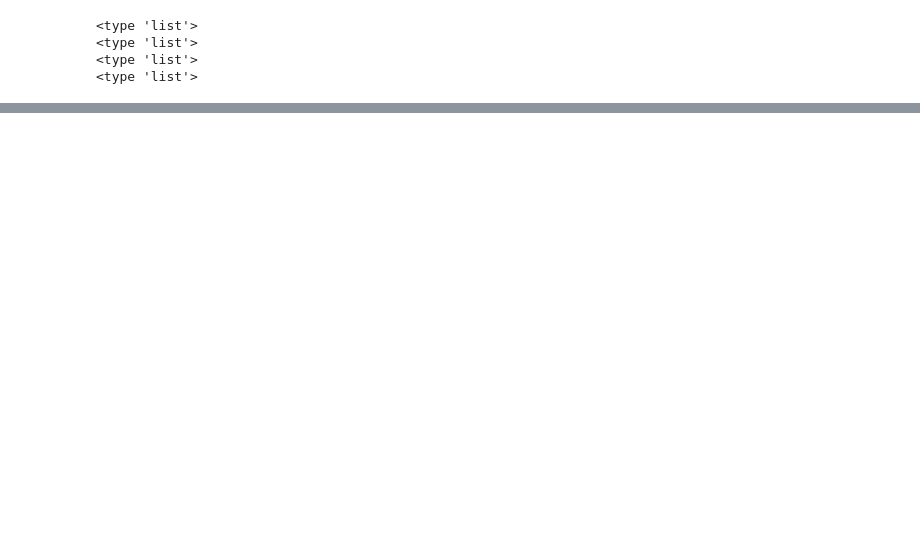
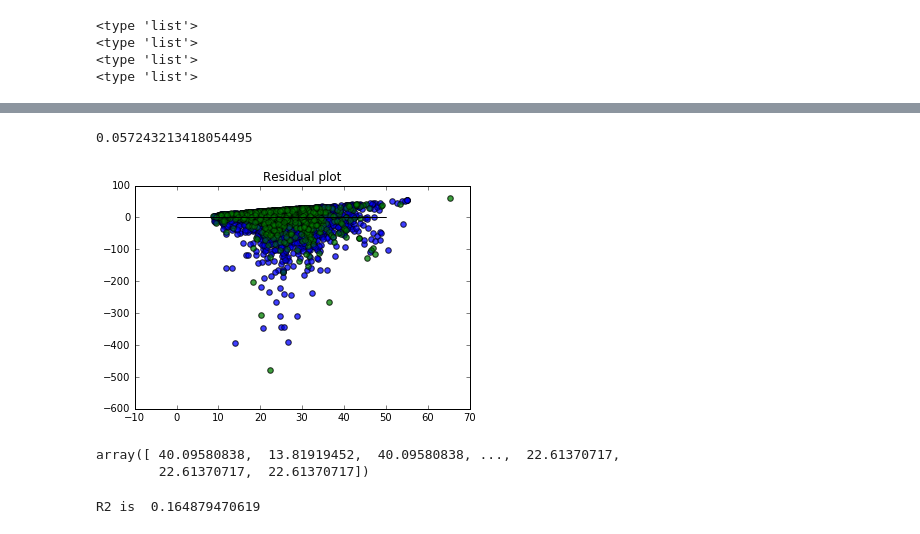
Before and after one commit to joyceXD/meetup-attendence-pred, a Jupyter notebook: scripts/meetup_eda.ipynb, the cells around one changed output, grey strips where cells are left out. Cells and saved outputs as stored; diff of their text form; code cells hidden in the pictures; blank space fills up the shorter version.

```diff
--- a/scripts/meetup_eda.ipynb
+++ b/scripts/meetup_eda.ipynb
@@ -79,0 +60,20 @@ Name: status, dtype: int64
+# %%
+df_events_flat['uv_sim'] = df_events_flat.apply(lambda row: lat_lon_similarity(row['lat_v'], row['lon_v'],
+                                                                               row['lat_u'], row['lon_u']), axis=1)
+df_events_flat = df_events_flat[df_events_flat.time.notnull()]
+df_events_flat['datetime'] = pd.to_datetime((df_events_flat['time']/1000).astype(int), unit='s')
+df_events_flat['event_hour'] = df_events_flat.datetime.dt.hour
+df_events_flat['event_day_of_week'] = df_events_flat.datetime.dt.dayofweek
+df_events_flat['reg_time'] = (df_events_flat.time - df_events_flat.created) / 3600000
+# %%
+df_agg = df_events_flat.groupby(['event_id', 'event_hour', 'event_day_of_week', 'reg_time']) \
+                       .agg({'uv_sim' : 'mean', 'total_att' : 'sum'}).reset_index()
+df_agg['event_hour_1'] = df_agg.event_hour.apply(lambda x: event_hour_transform(x))
+df_agg['day_1'] = np.where(df_agg.event_day_of_week==1, 1, 0)
+df_agg['day_2'] = np.where(df_agg.event_day_of_week==2, 1, 0)
+df_agg['day_3'] = np.where(df_agg.event_day_of_week==3, 1, 0)
+df_agg['day_4'] = np.where(df_agg.event_day_of_week==4, 1, 0)
+df_agg['day_5'] = np.where(df_agg.event_day_of_week==5, 1, 0)
+df_agg['day_6'] = np.where(df_agg.event_day_of_week==6, 1, 0)
+df_agg = df_agg.dropna(axis=0, how='any')
+df_data = df_agg.drop(['event_id', 'event_hour', 'event_day_of_week'], axis=1)
@@ -79,0 +93,13 @@ Name: status, dtype: int64
+# %%
+X = df_data.drop('total_att', axis=1)
+Y = df_data.total_att
+X_train, X_test, y_train, y_test = train_test_split(X, Y, test_size=0.2, random_state=0)
+# %%
+lm = LinearRegression()
+lm.fit(X=X_train, y=y_train)
+# scores = cross_val_score(lm, X_train, y_train, cv=5)
+# predicted = cross_val_predict(lm, X_test, y_test, cv=5)
+predicted = lm.predict(X=X_test)
+metrics.r2_score(y_test, predicted)
+# %% [output]
+0.057243213418054495
@@ -79,0 +108,9 @@ Name: status, dtype: int64
+# %%
+import matplotlib.pyplot as plt
+plt.scatter(lm.predict(X_train), lm.predict(X_train)-y_train, c='b', s=30, alpha=0.5)
+plt.scatter(lm.predict(X_test), lm.predict(X_test)-y_test, c='g', s=30, alpha=0.5)
+plt.hlines(y=0, xmin=0, xmax=50)
+plt.title('Residual plot')
+plt.show()
+# %% [output]
+[figure, added]
@@ -79,0 +121,9 @@ Name: status, dtype: int64
+# %%
+predict
+# %% [output]
+array([ 40.09580838,  13.81919452,  40.09580838, ...,  22.61370717,
+        22.61370717,  22.61370717])
+# %%
+print "R2 is ", metrics.r2_score(y_test, predict)
+# %% [output]
+R2 is  0.164879470619
```
Also changed, not shown: parts of 19 cells of this notebook, 6 other files.
